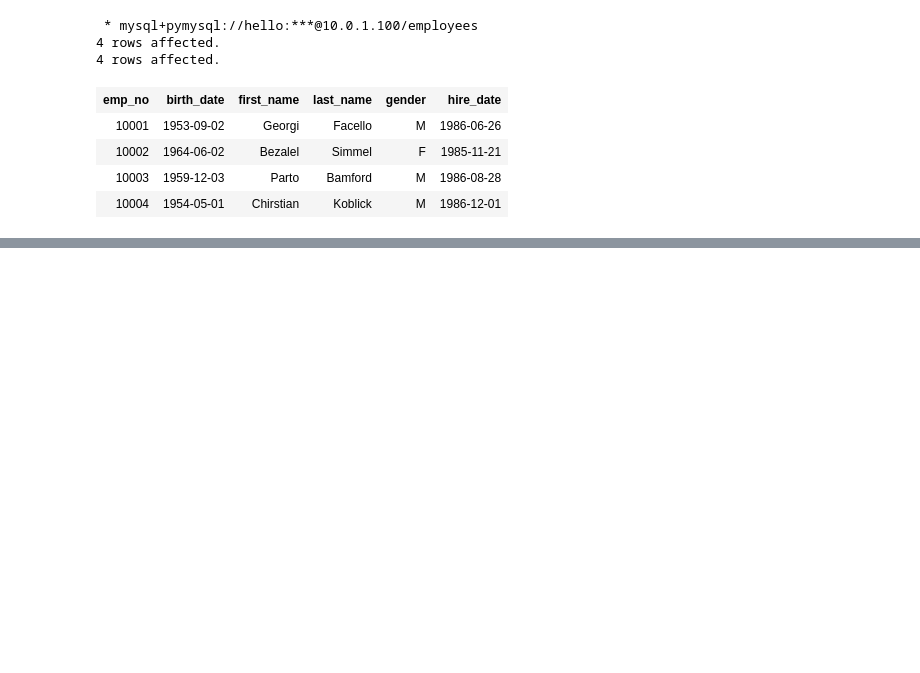
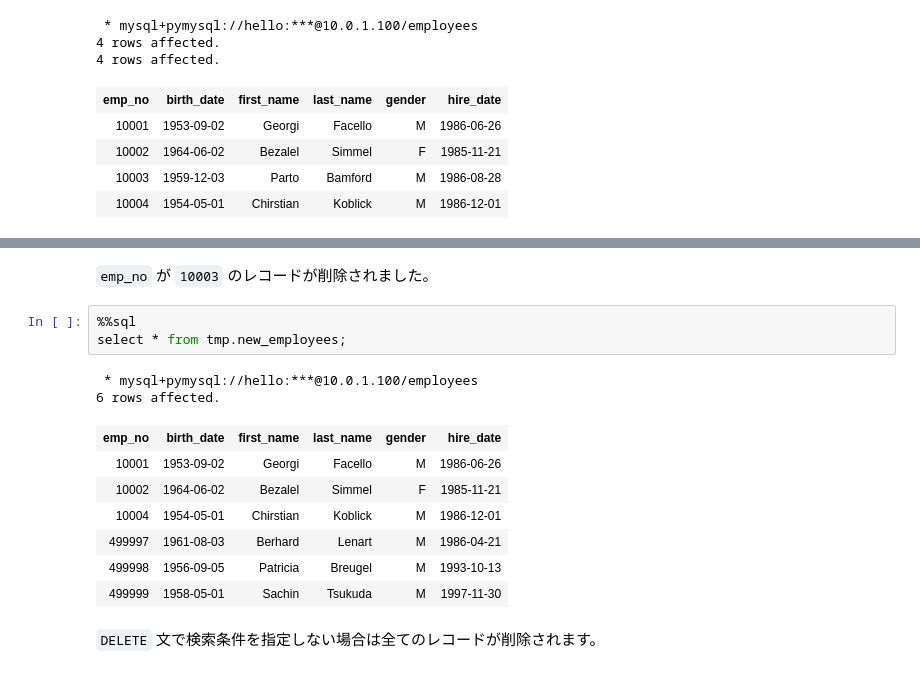
Before and after one commit to mixigroup/2019ProperTrainingDataBase, a Jupyter notebook: notebooks/20_CRUD.ipynb, the cells around one changed output, grey strips where cells are left out. Cells and saved outputs as stored; diff of their text form; blank space fills up the shorter version.

```diff
--- a/notebooks/20_CRUD.ipynb
+++ b/notebooks/20_CRUD.ipynb
@@ -131,0 +148,17 @@ select * from tmp.new_employees;
+# %% [markdown]
+`emp_no` が `10003` のレコードが削除されました。
+# %%
+%%sql
+select * from tmp.new_employees;
+# %% [output]
+ * mysql+pymysql://hello:***@10.0.1.100/employees
+6 rows affected.
+| emp_no | birth_date | first_name | last_name | gender | hire_date |
+| 10001 | 1953-09-02 | Georgi | Facello | M | 1986-06-26 |
+| 10002 | 1964-06-02 | Bezalel | Simmel | F | 1985-11-21 |
+| 10004 | 1954-05-01 | Chirstian | Koblick | M | 1986-12-01 |
+| 499997 | 1961-08-03 | Berhard | Lenart | M | 1986-04-21 |
+| 499998 | 1956-09-05 | Patricia | Breugel | M | 1993-10-13 |
+| 499999 | 1958-05-01 | Sachin | Tsukuda | M | 1997-11-30 |
+# %% [markdown]
+`DELETE` 文で検索条件を指定しない場合は全てのレコードが削除されます。
```
Also changed, not shown: parts of 25 cells of this notebook, 2 other files.
